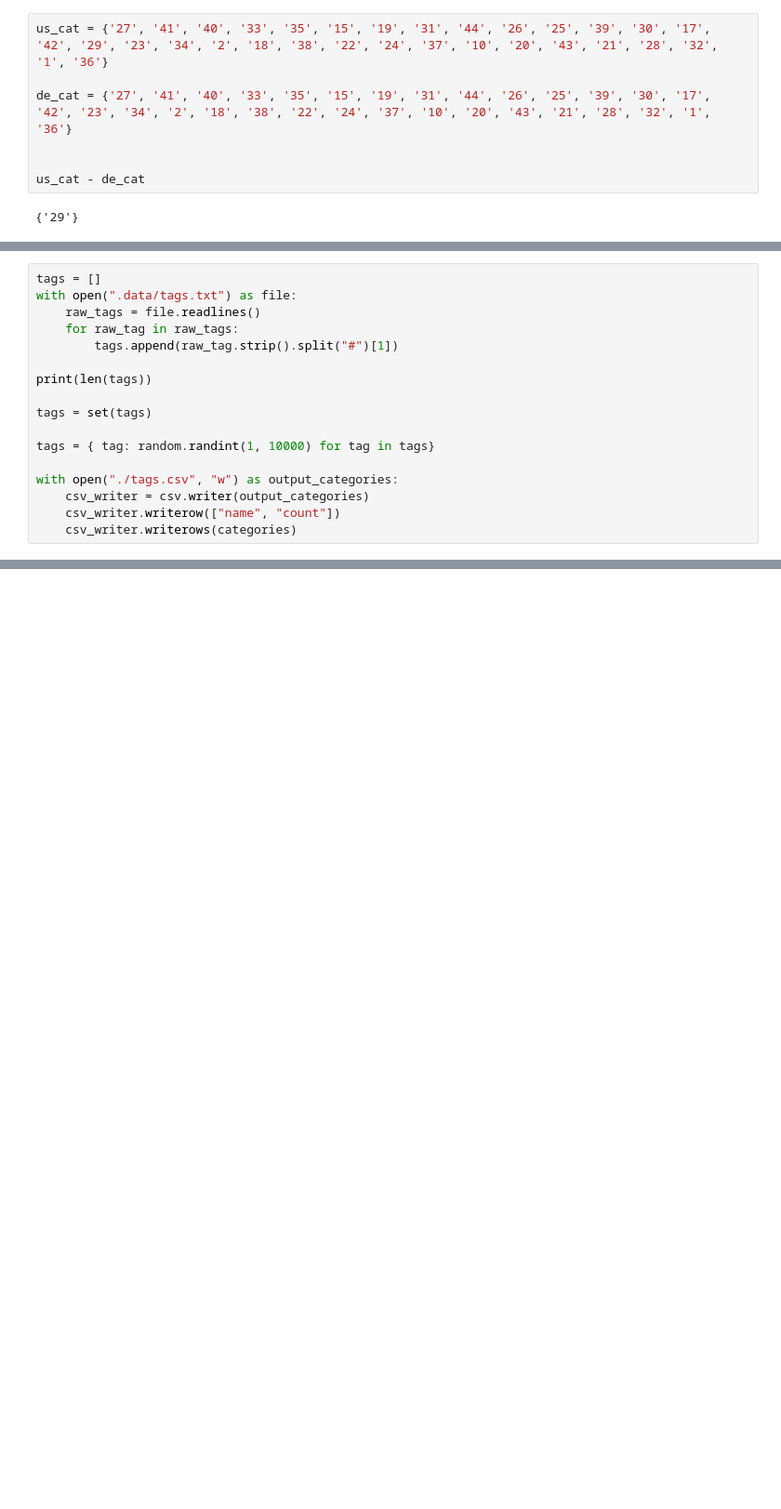
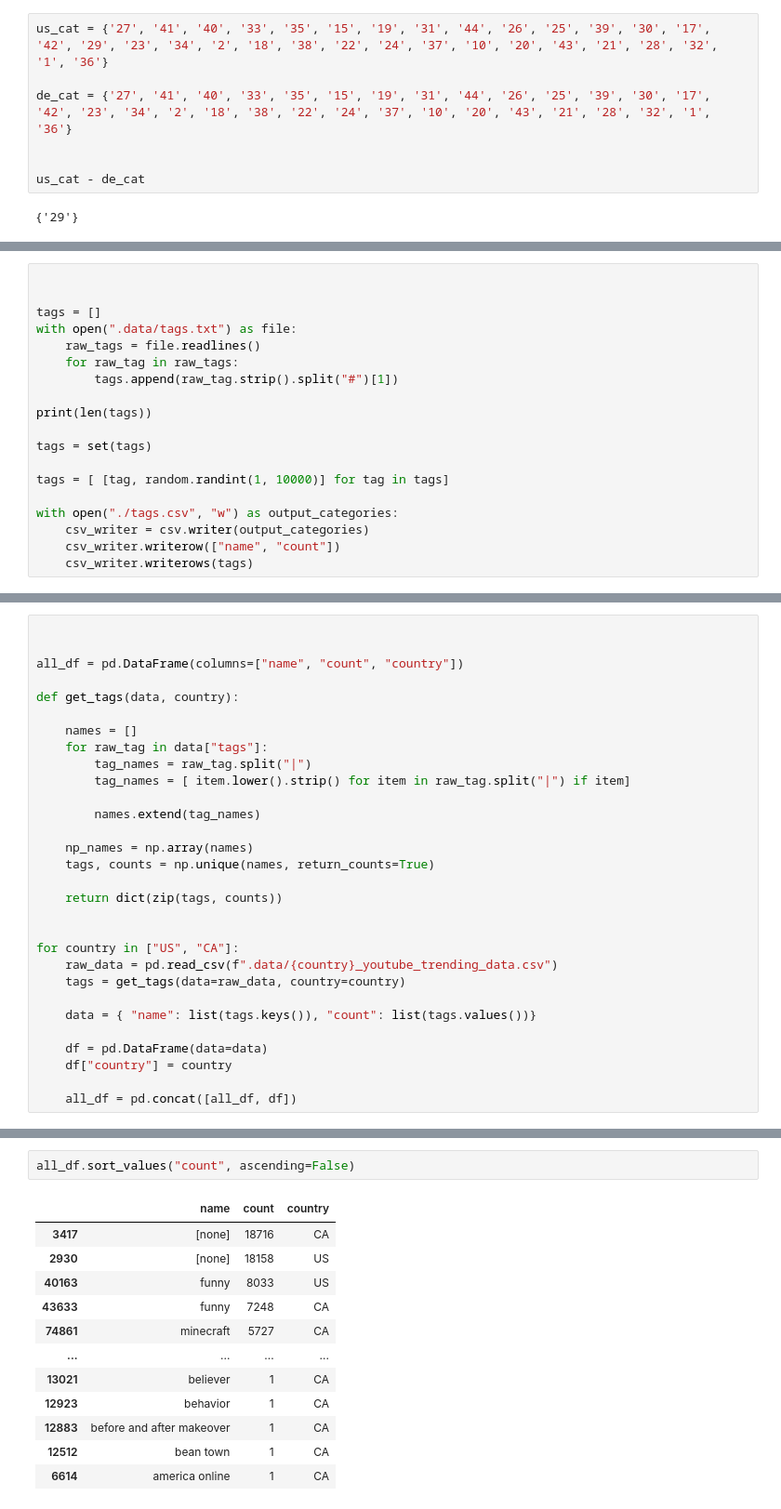
Before and after one commit to sajalshres/youtube-trends, a Jupyter notebook: etl/notebook.ipynb, the cells around one changed output, grey strips where cells are left out. Shown at 93% size. Drawn from its saved outputs; the diff is of its cells as text; blank space fills up the shorter version.

```diff
--- a/etl/notebook.ipynb
+++ b/etl/notebook.ipynb
@@ -104,4 +101,6 @@ random.randint(100, 10000)
 # %%
+
+
 tags = []
 with open(".data/tags.txt") as file:
     raw_tags = file.readlines()
@@ -112,11 +111,11 @@ print(len(tags))
 
 tags = set(tags)
 
-tags = { tag: random.randint(1, 10000) for tag in tags}
+tags = [ [tag, random.randint(1, 10000)] for tag in tags]
 
 with open("./tags.csv", "w") as output_categories:
     csv_writer = csv.writer(output_categories)
     csv_writer.writerow(["name", "count"])
-    csv_writer.writerows(categories)
+    csv_writer.writerows(tags)
 # %% [output]
 214
@@ -123,0 +123,30 @@ with open("./tags.csv", "w") as output_categories:
+# %%
+
+
+all_df = pd.DataFrame(columns=["name", "count", "country"])
+
+def get_tags(data, country):
+
+    names = []
+    for raw_tag in data["tags"]:
+        tag_names = raw_tag.split("|")
+        tag_names = [ item.lower().strip() for item in raw_tag.split("|") if item]
+
+        names.extend(tag_names)
+
+    np_names = np.array(names)
+    tags, counts = np.unique(names, return_counts=True)
+
+    return dict(zip(tags, counts))
+
+
+for country in ["US", "CA"]:
+    raw_data = pd.read_csv(f".data/{country}_youtube_trending_data.csv")
+    tags = get_tags(data=raw_data, country=country)
+
+    data = { "name": list(tags.keys()), "count": list(tags.values())}
+
+    df = pd.DataFrame(data=data)
+    df["country"] = country
+
+    all_df = pd.concat([all_df, df])
@@ -123,0 +160,15 @@ with open("./tags.csv", "w") as output_categories:
+# %%
+all_df.sort_values("count", ascending=False)
+# %% [output]
+|  | name | count | country |
+| 3417 | [none] | 18716 | CA |
+| 2930 | [none] | 18158 | US |
+| 40163 | funny | 8033 | US |
+| 43633 | funny | 7248 | CA |
+| 74861 | minecraft | 5727 | CA |
+| ... | ... | ... | ... |
+| 13021 | believer | 1 | CA |
+| 12923 | behavior | 1 | CA |
+| 12883 | before and after makeover | 1 | CA |
+| 12512 | bean town | 1 | CA |
+| 6614 | america online | 1 | CA |
```
Also changed, not shown: parts of 9 cells of this notebook, 9 other files.
